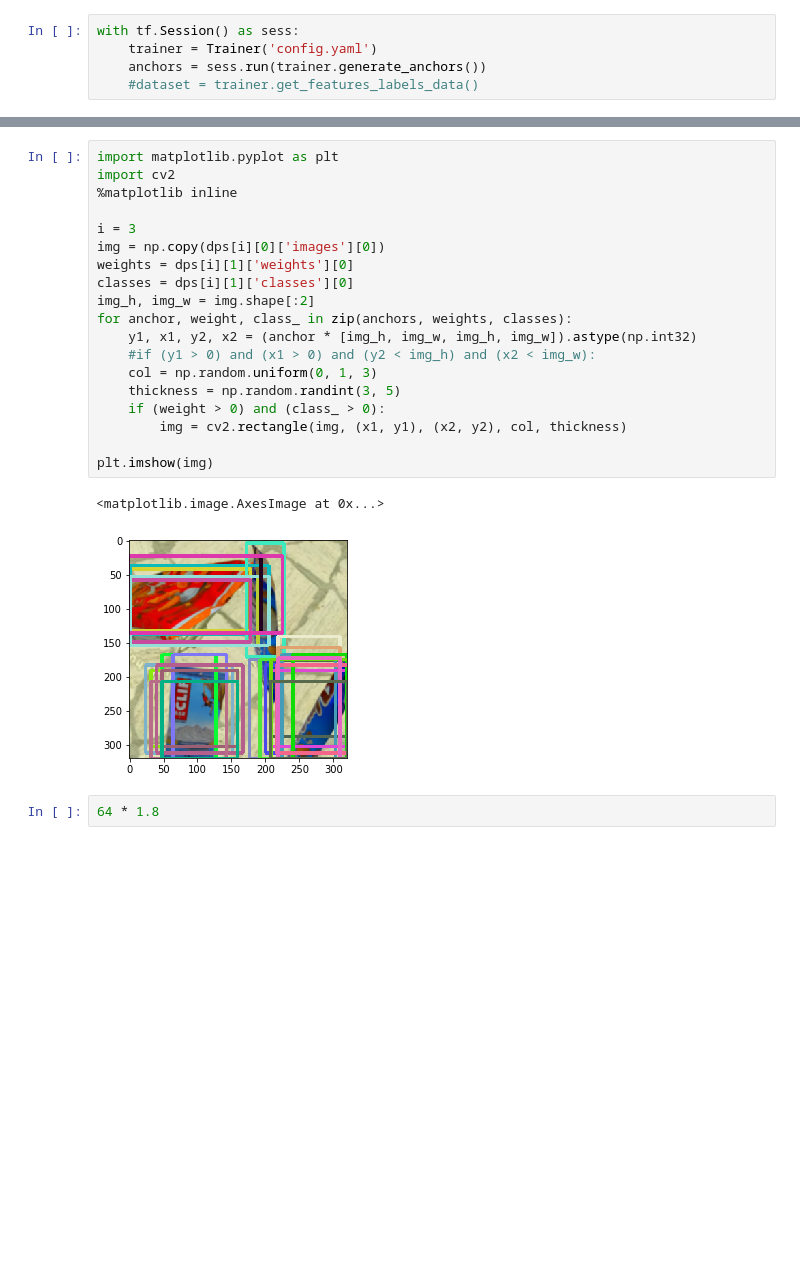
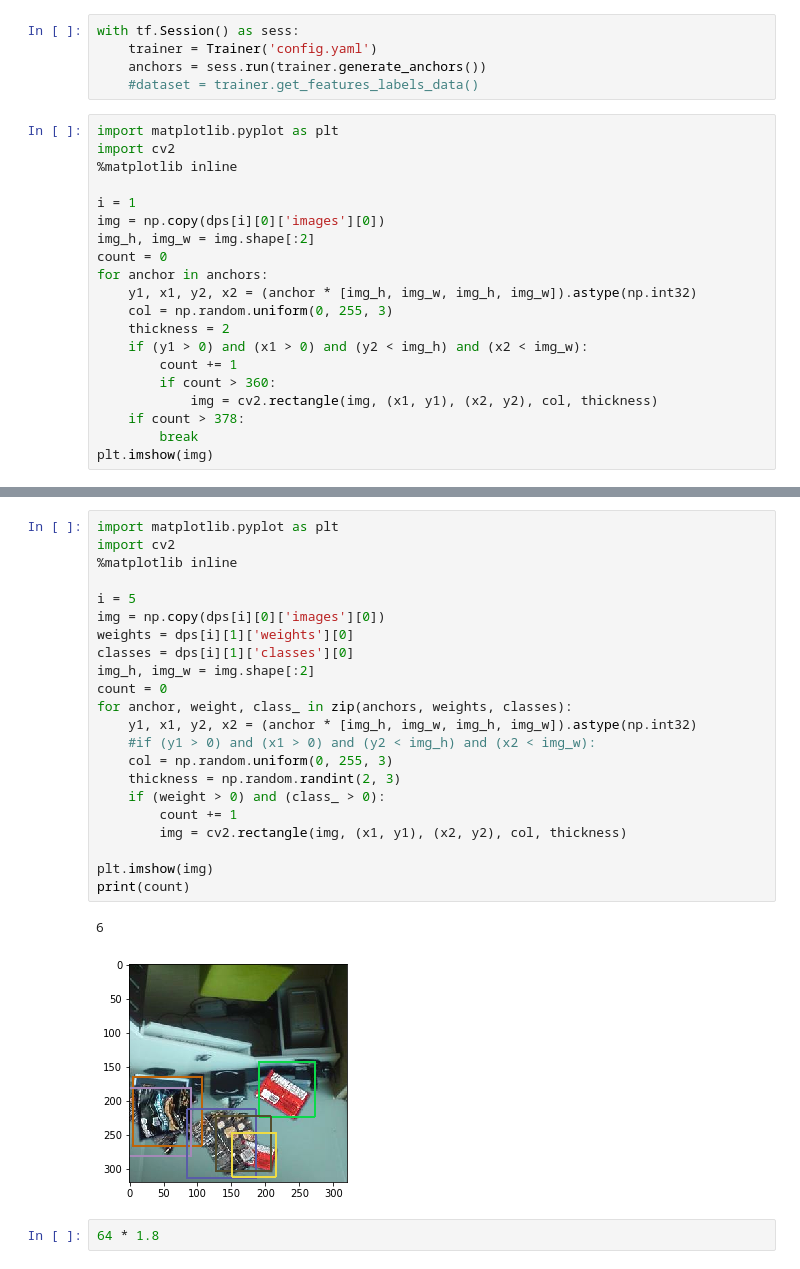
Before and after one commit to preritj/object_detection, a Jupyter notebook: test.ipynb, the cells around one changed output, grey strips where cells are left out. Drawn from its saved outputs; the diff is of its cells as text; blank space fills up the shorter version.

```diff
--- a/test.ipynb
+++ b/test.ipynb
@@ -37,3 +88,23 @@ with tf.Session() as sess:
     trainer = Trainer('config.yaml')
     anchors = sess.run(trainer.generate_anchors())
     #dataset = trainer.get_features_labels_data()
+# %%
+import matplotlib.pyplot as plt
+import cv2
+%matplotlib inline
+
+i = 1
+img = np.copy(dps[i][0]['images'][0])
+img_h, img_w = img.shape[:2]
+count = 0
+for anchor in anchors:
+    y1, x1, y2, x2 = (anchor * [img_h, img_w, img_h, img_w]).astype(np.int32)
+    col = np.random.uniform(0, 255, 3)
+    thickness = 2
+    if (y1 > 0) and (x1 > 0) and (y2 < img_h) and (x2 < img_w):
+        count += 1
+        if count > 360:
+            img = cv2.rectangle(img, (x1, y1), (x2, y2), col, thickness)
+    if count > 378:
+        break
+plt.imshow(img)
@@ -40,25 +114,28 @@ with tf.Session() as sess:
 # %%
 import matplotlib.pyplot as plt
 import cv2
 %matplotlib inline
 
-i = 3
+i = 5
 img = np.copy(dps[i][0]['images'][0])
 weights = dps[i][1]['weights'][0]
 classes = dps[i][1]['classes'][0]
 img_h, img_w = img.shape[:2]
+count = 0
 for anchor, weight, class_ in zip(anchors, weights, classes):
     y1, x1, y2, x2 = (anchor * [img_h, img_w, img_h, img_w]).astype(np.int32)
     #if (y1 > 0) and (x1 > 0) and (y2 < img_h) and (x2 < img_w):
-    col = np.random.uniform(0, 1, 3)
-    thickness = np.random.randint(3, 5)
+    col = np.random.uniform(0, 255, 3)
+    thickness = np.random.randint(2, 3)
     if (weight > 0) and (class_ > 0):
+        count += 1
         img = cv2.rectangle(img, (x1, y1), (x2, y2), col, thickness)
 
 plt.imshow(img)
+print(count)
 # %% [output]
-<matplotlib.image.AxesImage at 0x...>
+6
-[figure, old version]
+[figure, new version]
 # %%
 64 * 1.8
 # %% [output]
```
Also changed, not shown: parts of 9 cells of this notebook, 31 other files.
